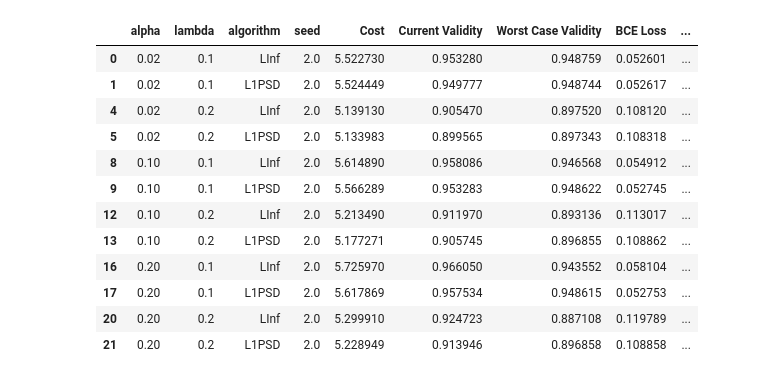
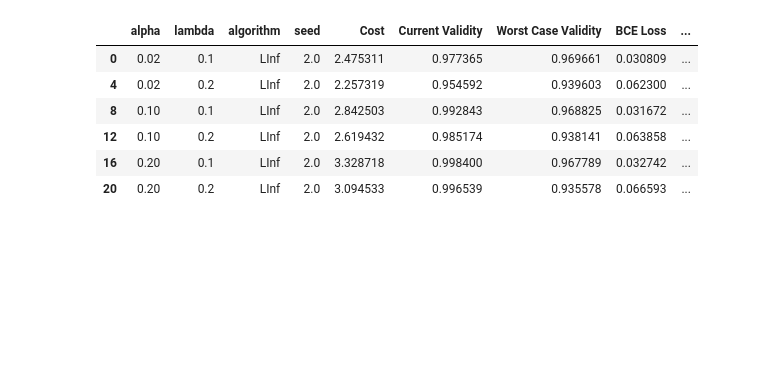
Before and after one commit to kshitij-kayastha/learning-augmented-robust-recourse, a Jupyter notebook: experiments/cost_validity_tradeoff.ipynb, the cells around one changed output. Drawn from its saved outputs; the diff is of its cells as text; code cells hidden in the pictures; blank space fills up the shorter version.

```diff
--- a/experiments/cost_validity_tradeoff.ipynb
+++ b/experiments/cost_validity_tradeoff.ipynb
@@ -120,7 +192,7 @@ def evaluate_performance(X_0, X_r, theta_0, alpha, lamb, seed, algorithm, theta_
     if theta_adv_method=='L-1':
         theta_adv = get_theta_adv_l1(X_0, X_r, theta_0, alpha, lamb)
     else:
-        theta_adv = get_theta_adv_linf(X_0, X_r, theta_0, alpha, lamb)
+        theta_adv = get_theta_adv_search(X_0, X_r, theta_0, alpha, lamb)
 
     weights_adv, bias_adv = theta_adv[:-1], theta_adv[[-1]]
     # print(f"Theta0: {theta_0}")
@@ -188,7 +260,7 @@ def evaluate_performance_each(X_0, X_r, theta_0, alpha, lamb, seed, algorithm, t
     if theta_adv_method=='L-1':
         theta_adv = get_theta_adv_l1(X_0, X_r, theta_0, alpha, lamb)
     else:
-        theta_adv = get_theta_adv_linf(X_0, X_r, theta_0, alpha, lamb)
+        theta_adv = get_theta_adv_search(X_0, X_r, theta_0, alpha, lamb)
     # weights_adv, bias_adv = theta_adv[:-1], theta_adv[[-1]]
 
     n = len(X_r)
@@ -233,7 +305,7 @@ params = {}
 # 'lr', 'nn'
 params['base_model'] = 'lr'
 # 'synthetic', 'german', 'sba'
-params['data'] = 'synthetic'
+params['data'] = 'sba'
 params['seeds'] = range(5)
 # TODO: add your method here, the method name should match the name in filepath
 params['algorithms'] = ['Alg1', 'L1PSD', 'ROARLInf', 'ROARL1']
@@ -279,26 +351,21 @@ df_results = pd.DataFrame(results)
 # %%
 df_graph = df_results.groupby(["alpha", "lambda", "algorithm"]).mean().reset_index()
 mask = df_graph['algorithm'] == 'Alg1'
 df_graph.loc[mask,'algorithm'] = 'LInf'
 df_graph['algorithm_lamb'] = df_graph[['algorithm', 'lambda']].apply(lambda row: row['algorithm'] + '(Lamb = ' + str(row['lambda']) + ')' , axis=1)
 
 
-
-df_graph[(df_graph['algorithm'] == "LInf") | (df_graph['algorithm'] == "L1PSD")]
+# df_graph
+# df_graph[(df_graph['algorithm'] == "LInf") | (df_graph['algorithm'] == "L1PSD")]
+df_graph[(df_graph['algorithm'] == "LInf")]
 # %% [output]
 |  | alpha | lambda | algorithm | seed | Cost | Current Validity | Worst Case Validity | BCE Loss | ... |
-| 0 | 0.02 | 0.1 | LInf | 2.0 | 5.522730 | 0.953280 | 0.948759 | 0.052601 | ... |
-| 1 | 0.02 | 0.1 | L1PSD | 2.0 | 5.524449 | 0.949777 | 0.948744 | 0.052617 | ... |
-| 4 | 0.02 | 0.2 | LInf | 2.0 | 5.139130 | 0.905470 | 0.897520 | 0.108120 | ... |
-| 5 | 0.02 | 0.2 | L1PSD | 2.0 | 5.133983 | 0.899565 | 0.897343 | 0.108318 | ... |
-| 8 | 0.10 | 0.1 | LInf | 2.0 | 5.614890 | 0.958086 | 0.946568 | 0.054912 | ... |
-| 9 | 0.10 | 0.1 | L1PSD | 2.0 | 5.566289 | 0.953283 | 0.948622 | 0.052745 | ... |
-| 12 | 0.10 | 0.2 | LInf | 2.0 | 5.213490 | 0.911970 | 0.893136 | 0.113017 | ... |
-| 13 | 0.10 | 0.2 | L1PSD | 2.0 | 5.177271 | 0.905745 | 0.896855 | 0.108862 | ... |
-| 16 | 0.20 | 0.1 | LInf | 2.0 | 5.725970 | 0.966050 | 0.943552 | 0.058104 | ... |
-| 17 | 0.20 | 0.1 | L1PSD | 2.0 | 5.617869 | 0.957534 | 0.948615 | 0.052753 | ... |
-| 20 | 0.20 | 0.2 | LInf | 2.0 | 5.299910 | 0.924723 | 0.887108 | 0.119789 | ... |
-| 21 | 0.20 | 0.2 | L1PSD | 2.0 | 5.228949 | 0.913946 | 0.896858 | 0.108858 | ... |
+| 0 | 0.02 | 0.1 | LInf | 2.0 | 2.475311 | 0.977365 | 0.969661 | 0.030809 | ... |
+| 4 | 0.02 | 0.2 | LInf | 2.0 | 2.257319 | 0.954592 | 0.939603 | 0.062300 | ... |
+| 8 | 0.10 | 0.1 | LInf | 2.0 | 2.842503 | 0.992843 | 0.968825 | 0.031672 | ... |
+| 12 | 0.10 | 0.2 | LInf | 2.0 | 2.619432 | 0.985174 | 0.938141 | 0.063858 | ... |
+| 16 | 0.20 | 0.1 | LInf | 2.0 | 3.328718 | 0.998400 | 0.967789 | 0.032742 | ... |
+| 20 | 0.20 | 0.2 | LInf | 2.0 | 3.094533 | 0.996539 | 0.935578 | 0.066593 | ... |
 # %%
 # custom_colors = {
 #     "LInf(Lamb = 0.1)": "#33FFFF",
```
Also changed, not shown: parts of 4 cells of this notebook, 3 other files.
